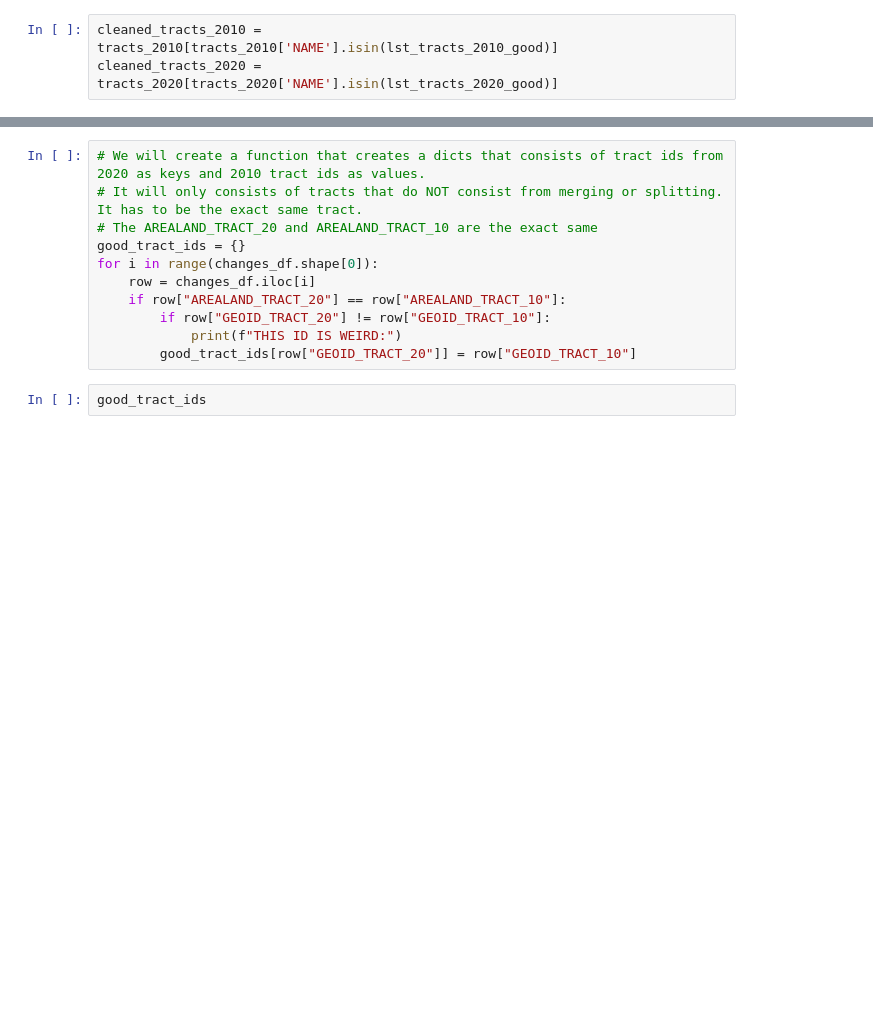
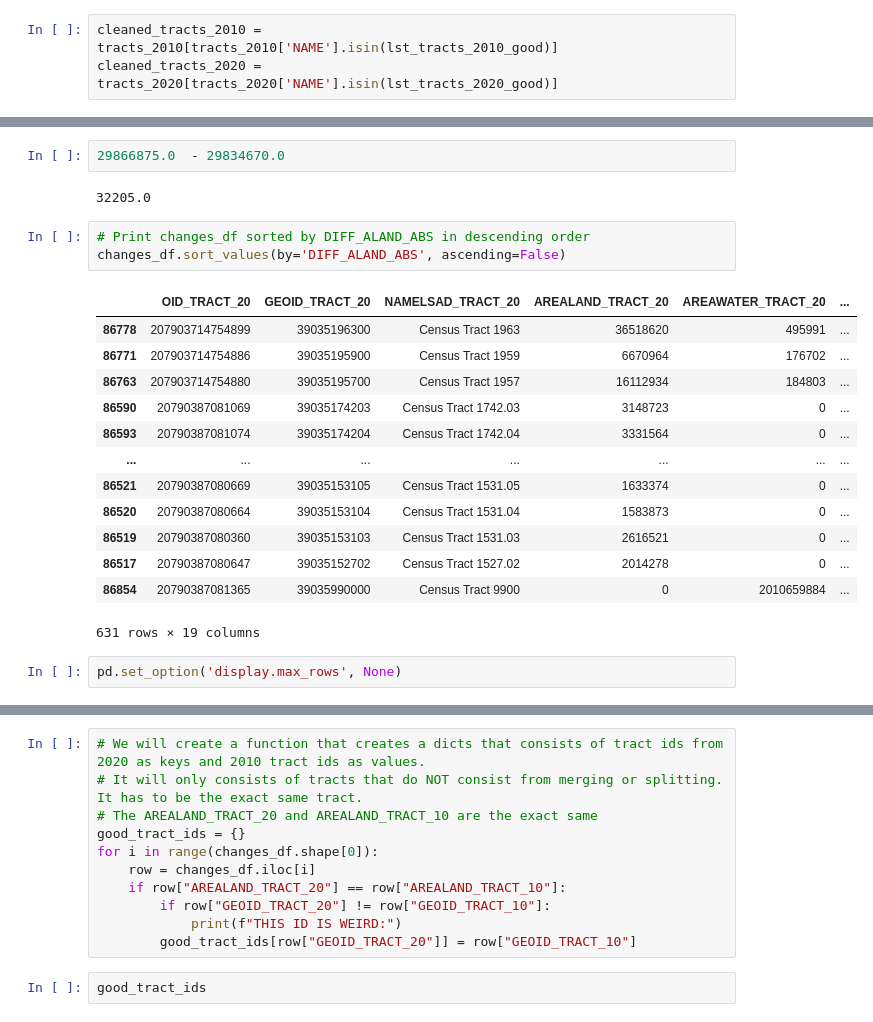
Before and after one commit to Neniflight/crime_forecast_in_cleveland, a Jupyter notebook: 2010_to_2020_tracts.ipynb, the cells around one changed output, grey strips where cells are left out. Drawn from its saved outputs; the diff is of its cells as text; blank space fills up the shorter version.

```diff
--- a/2010_to_2020_tracts.ipynb
+++ b/2010_to_2020_tracts.ipynb
@@ -101,0 +258,23 @@ changes_df.head()
+# %%
+29866875.0	- 29834670.0
+# %% [output]
+32205.0
+# %%
+# Print changes_df sorted by DIFF_ALAND_ABS in descending order
+changes_df.sort_values(by='DIFF_ALAND_ABS', ascending=False)
+# %% [output]
+|  | OID_TRACT_20 | GEOID_TRACT_20 | NAMELSAD_TRACT_20 | AREALAND_TRACT_20 | AREAWATER_TRACT_20 | ... |
+| 86778 | 207903714754899 | 39035196300 | Census Tract 1963 | 36518620 | 495991 | ... |
+| 86771 | 207903714754886 | 39035195900 | Census Tract 1959 | 6670964 | 176702 | ... |
+| 86763 | 207903714754880 | 39035195700 | Census Tract 1957 | 16112934 | 184803 | ... |
+| 86590 | 20790387081069 | 39035174203 | Census Tract 1742.03 | 3148723 | 0 | ... |
+| 86593 | 20790387081074 | 39035174204 | Census Tract 1742.04 | 3331564 | 0 | ... |
+| ... | ... | ... | ... | ... | ... | ... |
+| 86521 | 20790387080669 | 39035153105 | Census Tract 1531.05 | 1633374 | 0 | ... |
+| 86520 | 20790387080664 | 39035153104 | Census Tract 1531.04 | 1583873 | 0 | ... |
+| 86519 | 20790387080360 | 39035153103 | Census Tract 1531.03 | 2616521 | 0 | ... |
+| 86517 | 20790387080647 | 39035152702 | Census Tract 1527.02 | 2014278 | 0 | ... |
+| 86854 | 20790387081365 | 39035990000 | Census Tract 9900 | 0 | 2010659884 | ... |
+631 rows × 19 columns
+# %%
+pd.set_option('display.max_rows', None)
```
Also changed, not shown: parts of 29 cells of this notebook, 5 other files.
